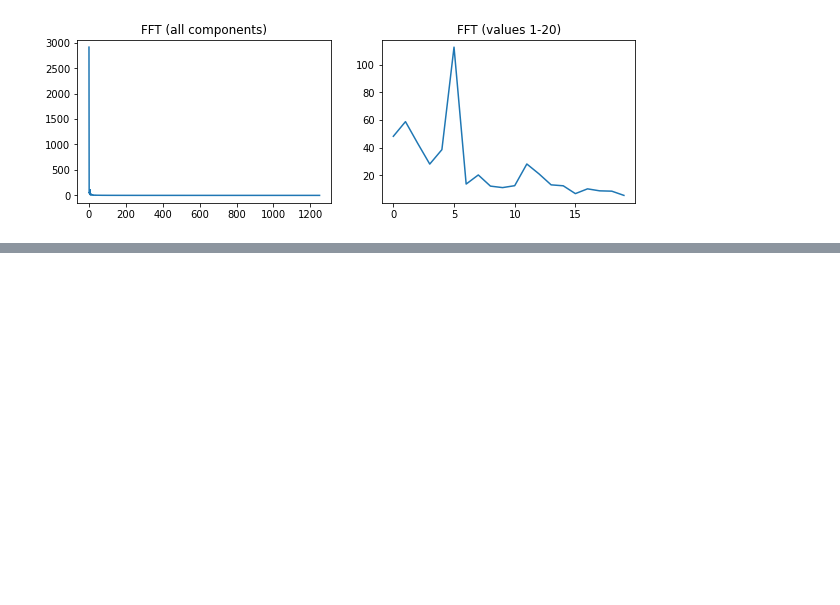
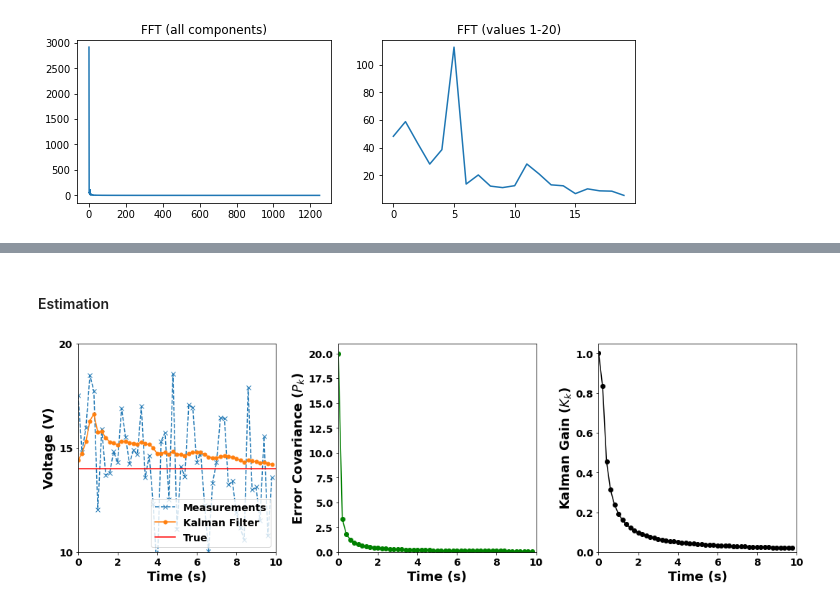
Before and after one commit to snuhcs/time-series-2022, a Jupyter notebook: Notebook/Lecture 5 - Other Analysis Methods.ipynb, the cells around one changed output, grey strips where cells are left out. Cells and saved outputs as stored; diff of their text form; code cells hidden in the pictures; blank space fills up the shorter version.

```diff
--- a/Notebook/Lecture 5 - Other Analysis Methods.ipynb
+++ b/Notebook/Lecture 5 - Other Analysis Methods.ipynb
@@ -346,0 +394,2 @@ Detected peaks: 10
+# %% [markdown]
+#### Estimation
@@ -346,0 +424,41 @@ Detected peaks: 10
+# %%
+fig, axes = plt.subplots(1, 3, figsize=(15, 5))
+
+fontsize = 18
+
+ax = axes[0]
+ax.plot(time, volt_meas_save, color='tab:blue', marker='x', linestyle='--', label='Measurements')
+ax.plot(time, volt_esti_save, color='tab:orange', marker='o', label='Kalman Filter', markersize=5)
+ax.axhline(y=14, linestyle='-', color='red', label='True')
+ax.legend(loc='lower right', prop={'weight': 'bold', 'size': 14})
+ax.set_xlabel('Time (s)', fontsize=fontsize, fontweight='bold')
+ax.set_ylabel('Voltage (V)', fontsize=fontsize, fontweight='bold')
+ax.set_yticks([10, 15, 20])
+ax.set_xlim(0, 10)
+ax.set_ylim(10, 20)
+
+ax = axes[1]
+ax.plot(time, P_save, 'go-')
+ax.set_xlabel('Time (s)', fontsize=fontsize, fontweight='bold')
+ax.set_ylabel('Error Covariance ($P_k$)', fontsize=fontsize, fontweight='bold')
+ax.set_xlim(0, 10)
+ax.set_ylim(0, ax.get_ylim()[1])
+
+ax = axes[2]
+ax.plot(time, K_save, 'ko-')
+ax.set_xlabel('Time (s)', fontsize=fontsize, fontweight='bold')
+ax.set_ylabel('Kalman Gain ($K_k$)', fontsize=fontsize, fontweight='bold')
+ax.set_xlim(0, 10)
+ax.set_ylim(0, ax.get_ylim()[1])
+
+labels = axes[0].get_xticklabels() + axes[0].get_yticklabels() + \
+    axes[1].get_xticklabels() + axes[1].get_yticklabels() + \
+    axes[2].get_xticklabels() + axes[2].get_yticklabels()
+[label.set_fontweight('bold') for label in labels]
+[label.set_fontsize(14) for label in labels]
+
+fig.tight_layout()
+
+fig.show()
+# %% [output]
+[figure, added]
```
Also changed, not shown: parts of 31 cells of this notebook.
